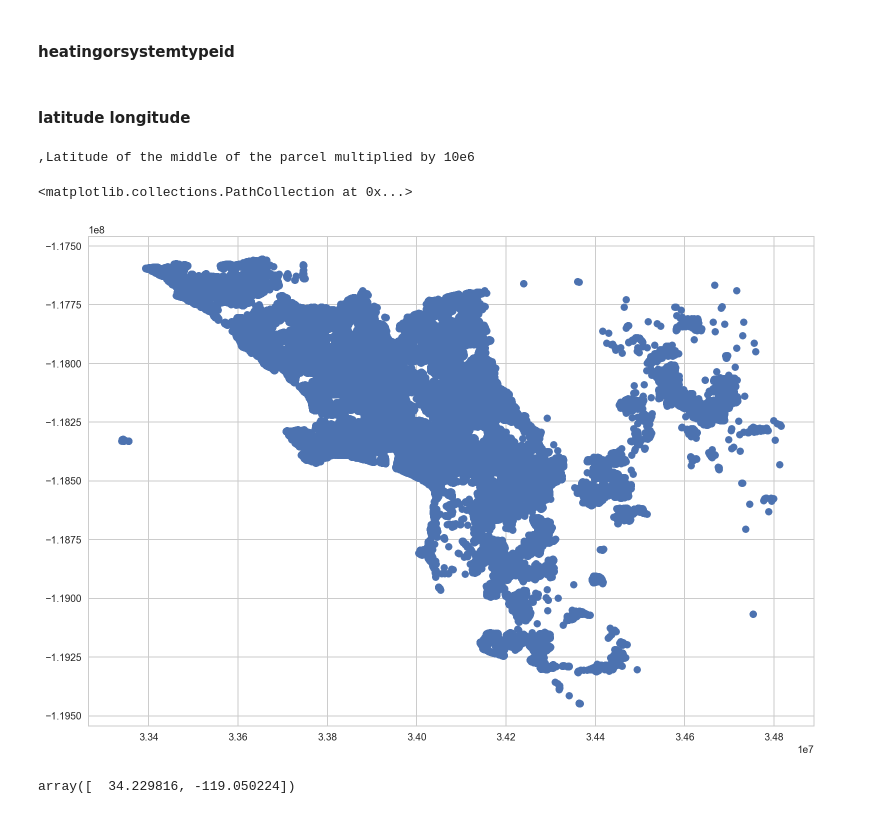
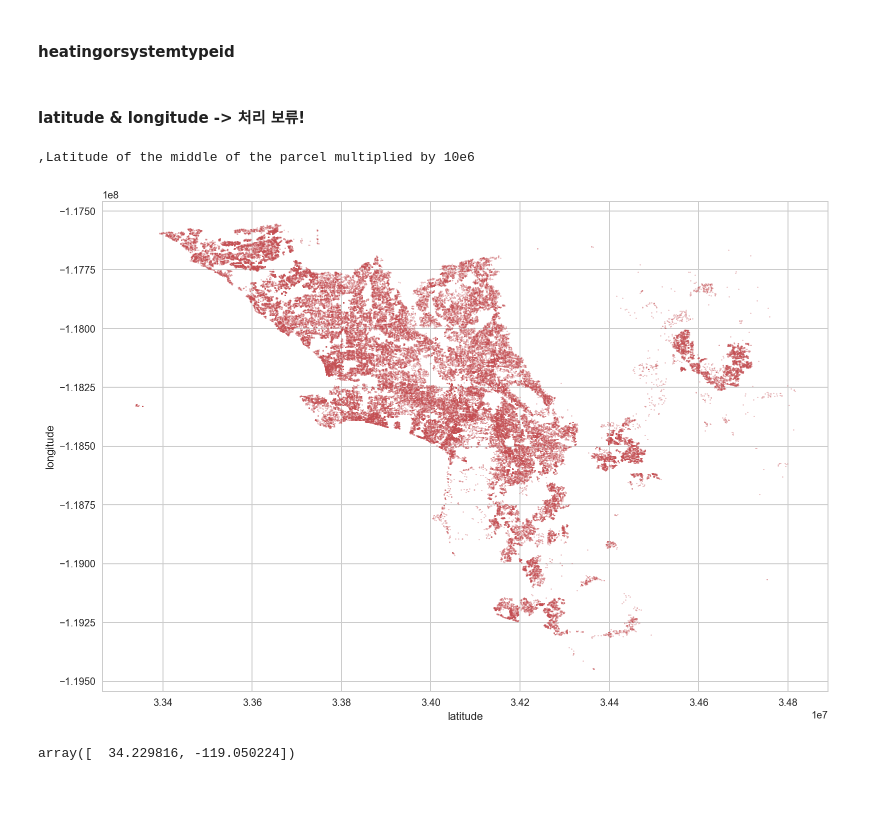
Before and after one commit to minus31/Zillow_Home_Value_Prediction, a Jupyter notebook: notebooks/EDA_properties.ipynb, the cells around one changed output. Cells and saved outputs as stored; diff of their text form; code cells hidden in the pictures.

```diff
--- a/notebooks/EDA_properties.ipynb
+++ b/notebooks/EDA_properties.ipynb
@@ -507,15 +507,17 @@ df_16.heatingorsystemtypeid.fillna(0, inplace=True)
 
 catecols.append("heatingorsystemtypeid")
 # %% [markdown]
-#### latitude	longitude
+#### latitude & longitude   -> 처리 보류!
 # %%
 # 위도 경도를 그대로 쓸 수 는 없다.
 print(data_dict["latitude"])
-plt.scatter(df_16.latitude, df_16.longitude)
+plt.scatter(df_16.latitude, df_16.longitude, c ="r", alpha=0.3, s=1)
+plt.xlabel('latitude')
+plt.ylabel("longitude")
+plt.show()
 # %% [output]
 ,Latitude of the middle of the parcel multiplied by 10e6
-<matplotlib.collections.PathCollection at 0x...>
-[figure, old version]
+[figure, new version]
 # %%
 np.array([df_16.latitude.loc[7], df_16.longitude.loc[7]]) * 10e-7
 # %% [output]
```
Also changed, not shown: parts of 7 cells of this notebook, 3 other files.
